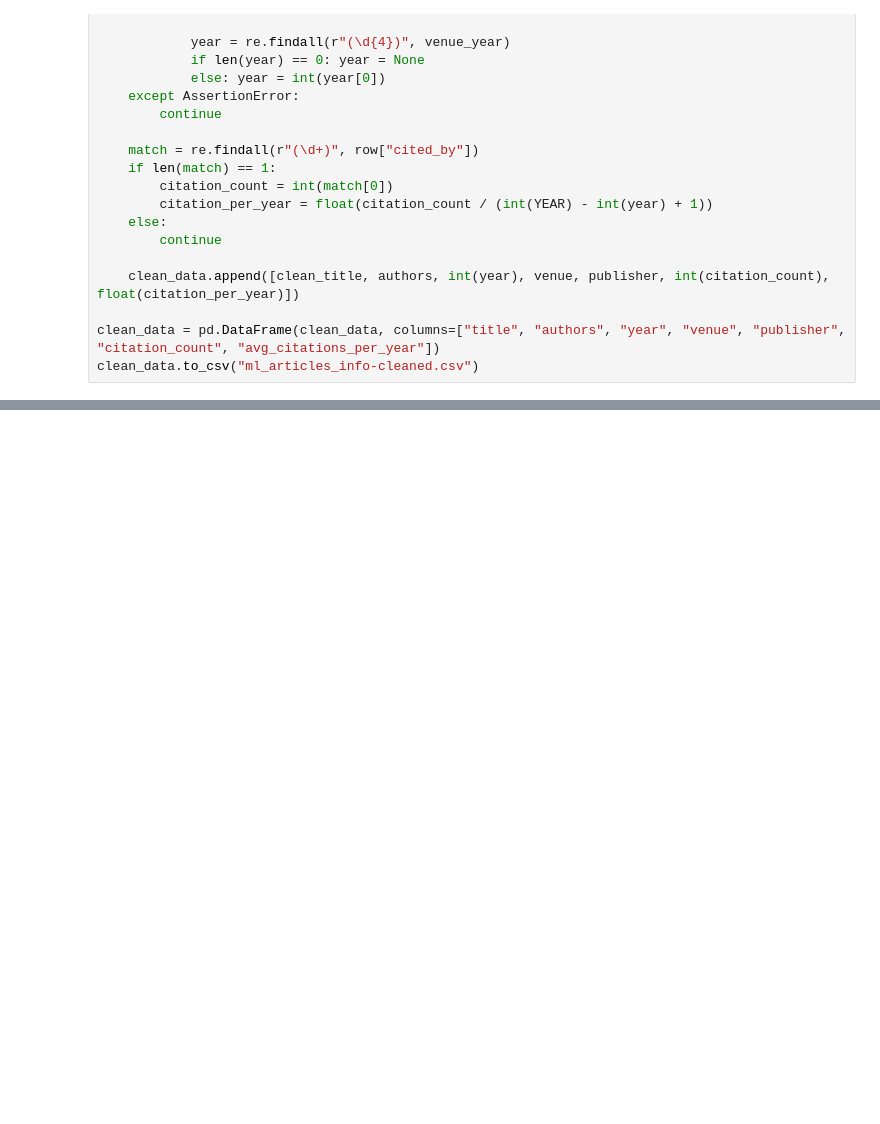
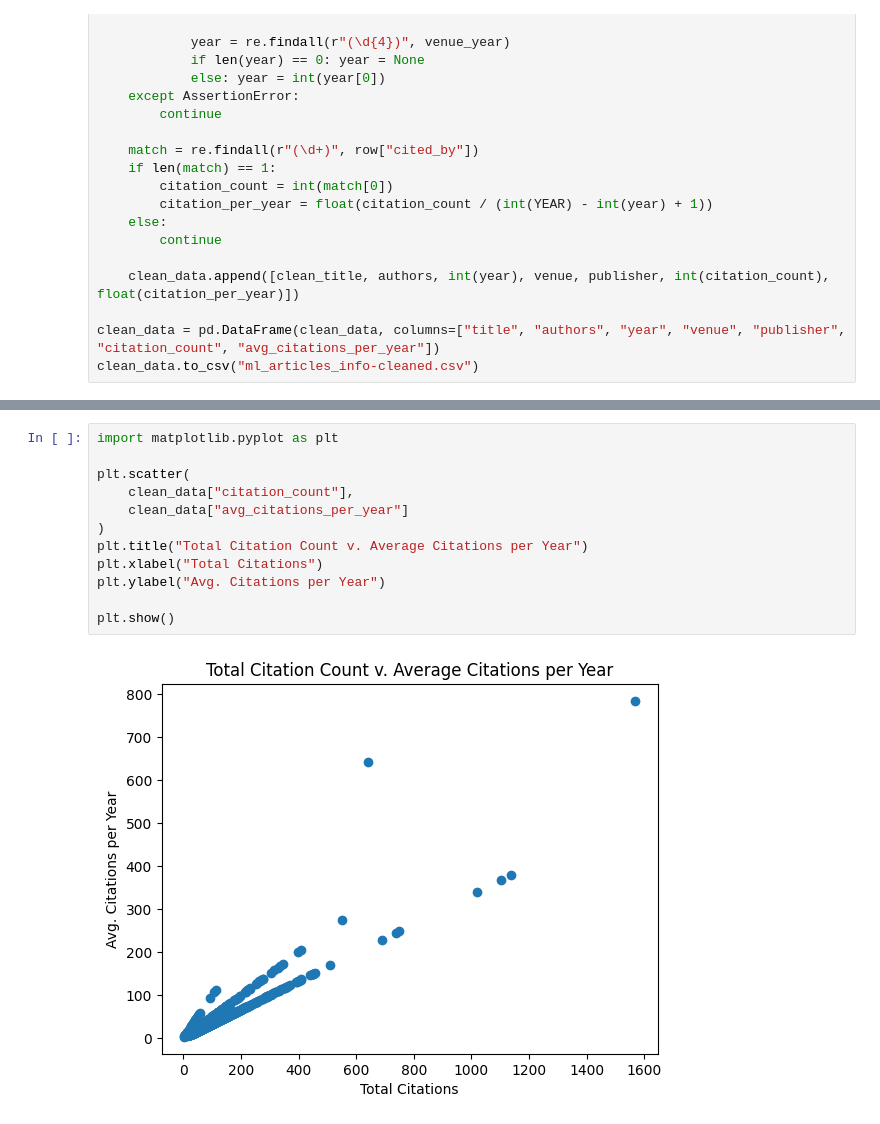
Before and after one commit to nickmgarfield/cos582, a Jupyter notebook: hw1.ipynb, the cells around one changed output, grey strips where cells are left out. Drawn from its saved outputs; the diff is of its cells as text; blank space fills up the shorter version.

```diff
--- a/hw1.ipynb
+++ b/hw1.ipynb
@@ -108,3 +128,17 @@ Articles published in 2023 or later with a total citation count exceeding 300:
 | 75 | Artificial intelligence and machi... | CJ Haug, JM Drazen | 2023 | New England Journal of Medicine, | Mass Medical Soc | 551 | 275.5 |
 | 81 | Artificial intelligence, machine ... | M Soori, B Arezoo, R Dastres | 2023 | Cognitive Robotics, | Elsevier | 409 | 204.5 |
 | 247 | Machine learning advances for tim... | RP Masini, MC Medeiros… | 2023 | Journal of economic …, | Wiley Online Library | 305 | 152.5 |
+# %%
+import matplotlib.pyplot as plt
+
+plt.scatter(
+    clean_data["citation_count"],
+    clean_data["avg_citations_per_year"]
+)
+plt.title("Total Citation Count v. Average Citations per Year")
+plt.xlabel("Total Citations")
+plt.ylabel("Avg. Citations per Year")
+
+plt.show()
+# %% [output]
+[figure, added]
```
Also changed, not shown: parts of 8 cells of this notebook, 3 other files.
